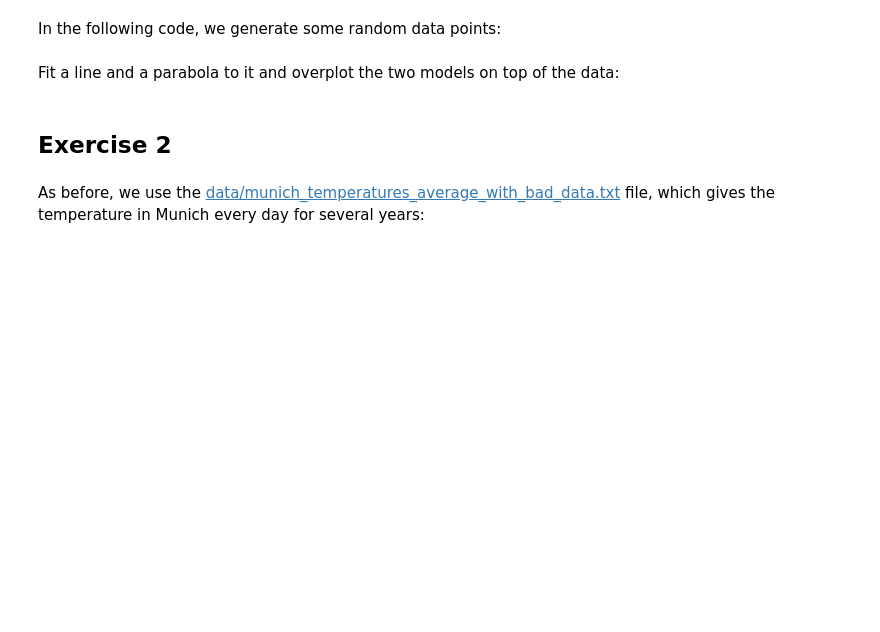
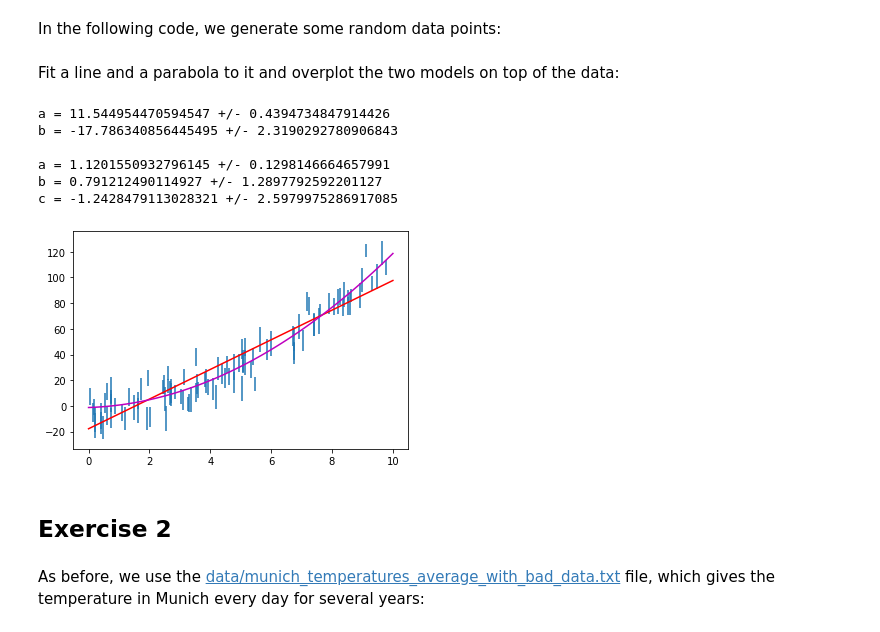
Before and after one commit to cpizzarelli/PHYS20323, a Jupyter notebook: Weeek10_1.ipynb, the cells around one changed output. Cells and saved outputs as stored; diff of their text form; code cells hidden in the pictures; blank space fills up the shorter version.

```diff
--- a/Weeek10_1.ipynb
+++ b/Weeek10_1.ipynb
@@ -101,3 +117,30 @@ Fit a line and a parabola to it and overplot the two models on top of the data:
+# %%
+def parabola(x,a,b,c):
+    return (a)*(x**2) + (b*x) + (c)
+
+popt, pcov = curve_fit(line, x, y, sigma=e)
+popt2, pcov2 = curve_fit(parabola, x, y, sigma=e)
+
+xfine = np.linspace(0., 10., 100)
+
+plt.errorbar(x, y, yerr=e, fmt="none")
+plt.plot(xfine, line(xfine, *popt), 'r-')
+plt.plot(xfine, parabola(xfine, *popt2), 'm-')
+
+print("a =", popt[0], "+/-", pcov[0,0]**0.5)
+print("b =", popt[1], "+/-", pcov[1,1]**0.5,"\n")
+
+print("a =", popt2[0], "+/-", pcov2[0,0]**0.5)
+print("b =", popt2[1], "+/-", pcov2[1,1]**0.5)
+print("c =", popt2[2], "+/-", pcov2[2,2]**0.5)
+# %% [output]
+a = 11.544954470594547 +/- 0.4394734847914426
+b = -17.786340856445495 +/- 2.3190292780906843
+
+a = 1.1201550932796145 +/- 0.1298146664657991
+b = 0.791212490114927 +/- 1.2897792592201127
+c = -1.2428479113028321 +/- 2.5979975286917085
+[figure, added]
 # %% [markdown]
 ## Exercise 2
 # %% [markdown]
```
Also changed, not shown: parts of 11 cells of this notebook, 3 other files.
